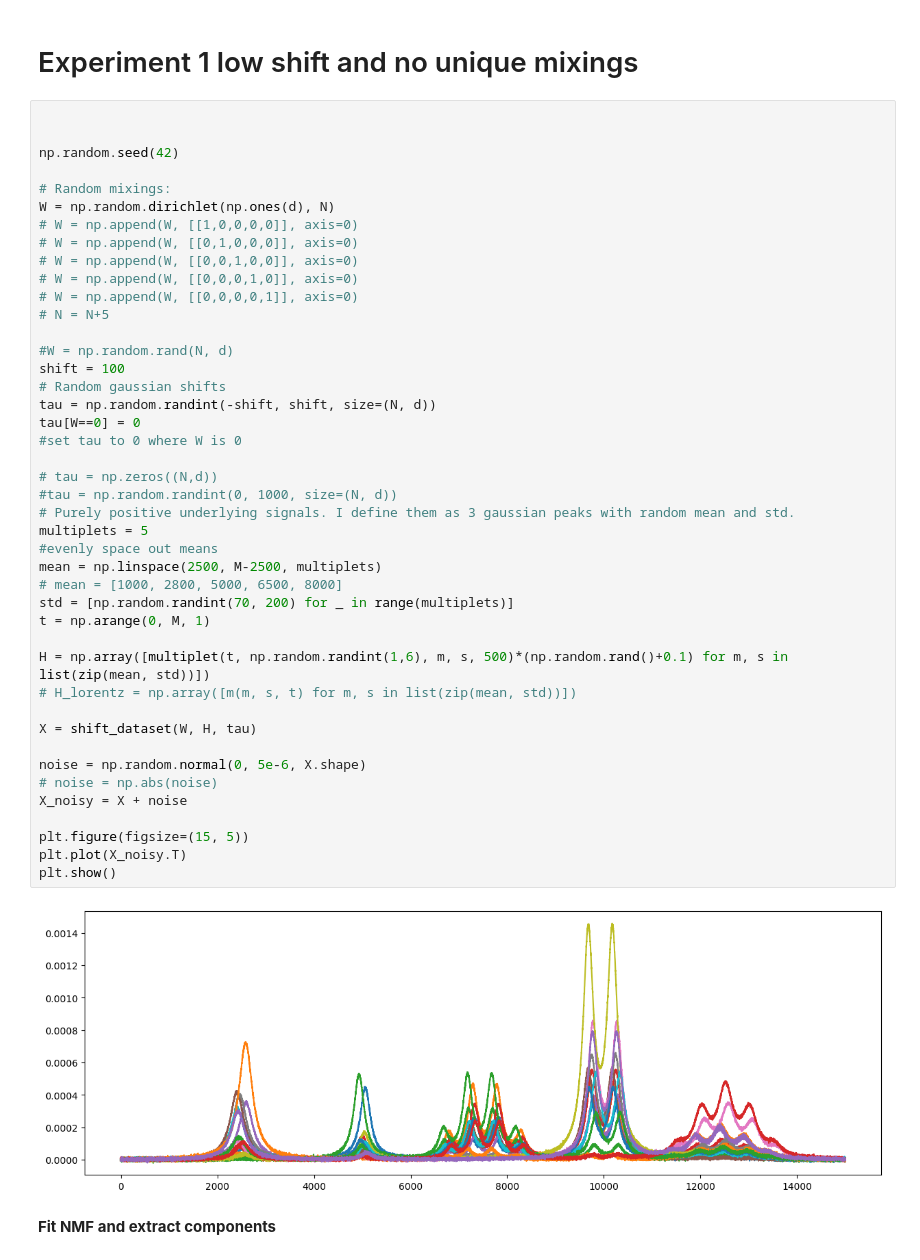
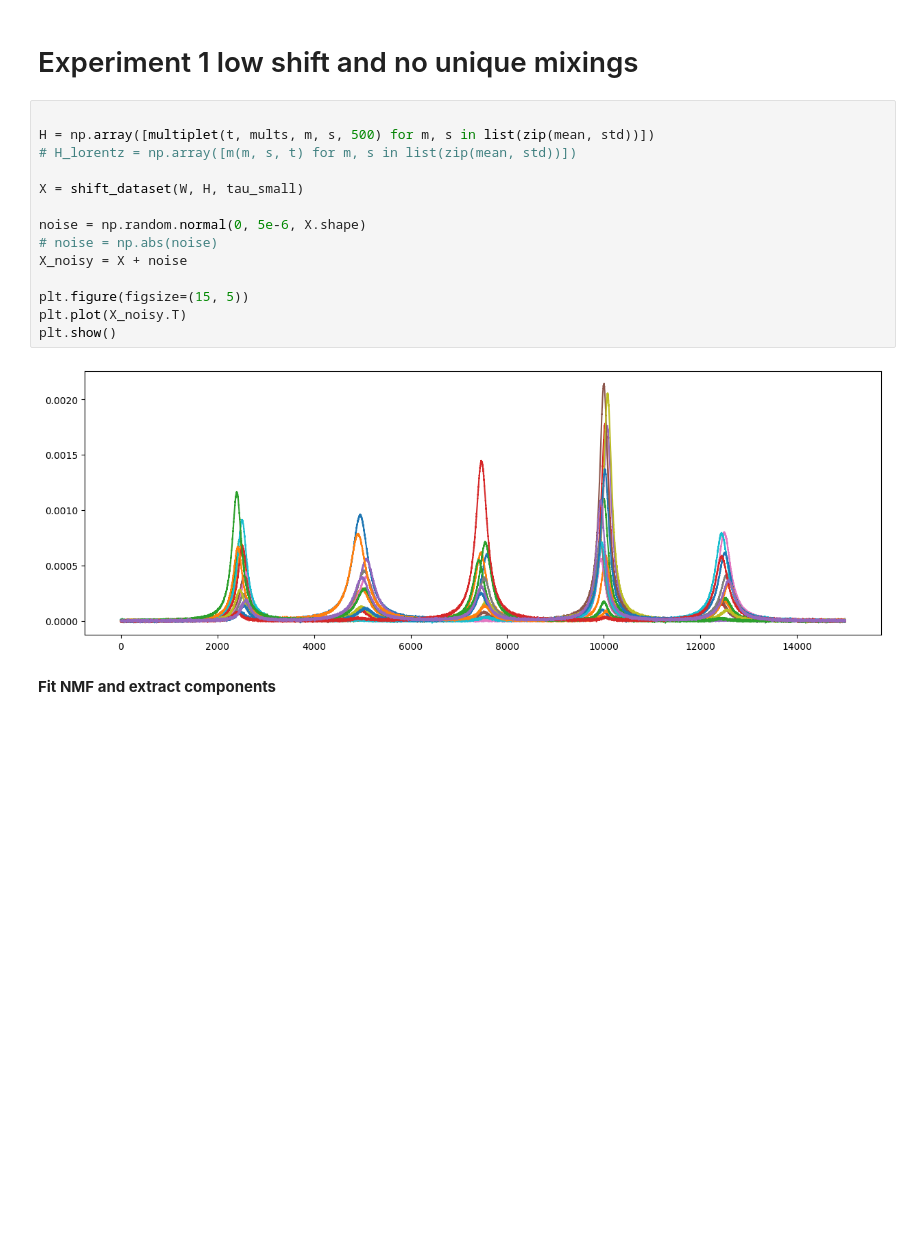
Before and after one commit to LucasEmcken/Bachelorprojekt, a Jupyter notebook: shiftNMF_shift+sparsity_test.ipynb, the cells around one changed output. Cells and saved outputs as stored; diff of their text form; blank space fills up the shorter version.

```diff
--- a/shiftNMF_shift+sparsity_test.ipynb
+++ b/shiftNMF_shift+sparsity_test.ipynb
@@ -73,50 +98,21 @@ def shift_dataset(W, H, tau):
 # %% [markdown]
 # Experiment 1 low shift and no unique mixings
-# %%
-
-
-np.random.seed(42)
-
-# Random mixings:
-W = np.random.dirichlet(np.ones(d), N)
-# W = np.append(W, [[1,0,0,0,0]], axis=0)
-# W = np.append(W, [[0,1,0,0,0]], axis=0)
-# W = np.append(W, [[0,0,1,0,0]], axis=0)
-# W = np.append(W, [[0,0,0,1,0]], axis=0)
-# W = np.append(W, [[0,0,0,0,1]], axis=0)
-# N = N+5
-
-#W = np.random.rand(N, d)
-shift = 100
-# Random gaussian shifts
-tau = np.random.randint(-shift, shift, size=(N, d))
-tau[W==0] = 0
-#set tau to 0 where W is 0
-
-# tau = np.zeros((N,d))
-#tau = np.random.randint(0, 1000, size=(N, d))
-# Purely positive underlying signals. I define them as 3 gaussian peaks with random mean and std.
-multiplets = 5
-#evenly space out means
-mean = np.linspace(2500, M-2500, multiplets)
-# mean = [1000, 2800, 5000, 6500, 8000]
-std = [np.random.randint(70, 200) for _ in range(multiplets)]
-t = np.arange(0, M, 1)
-
-H = np.array([multiplet(t, np.random.randint(1,6), m, s, 500)*(np.random.rand()+0.1) for m, s in list(zip(mean, std))])
-# H_lorentz = np.array([m(m, s, t) for m, s in list(zip(mean, std))])
-
-X = shift_dataset(W, H, tau)
-
-noise = np.random.normal(0, 5e-6, X.shape)
-# noise = np.abs(noise)
-X_noisy = X + noise
-
-plt.figure(figsize=(15, 5))
-plt.plot(X_noisy.T)
-plt.show()
-# %% [output]
-[figure, removed]
+# %%
+
+H = np.array([multiplet(t, mults, m, s, 500) for m, s in list(zip(mean, std))])
+# H_lorentz = np.array([m(m, s, t) for m, s in list(zip(mean, std))])
+
+X = shift_dataset(W, H, tau_small)
+
+noise = np.random.normal(0, 5e-6, X.shape)
+# noise = np.abs(noise)
+X_noisy = X + noise
+
+plt.figure(figsize=(15, 5))
+plt.plot(X_noisy.T)
+plt.show()
+# %% [output]
+[figure, added]
 # %% [markdown]
 **Fit NMF and extract components**
 # %%
```
Also changed, not shown: parts of 7 cells of this notebook.
